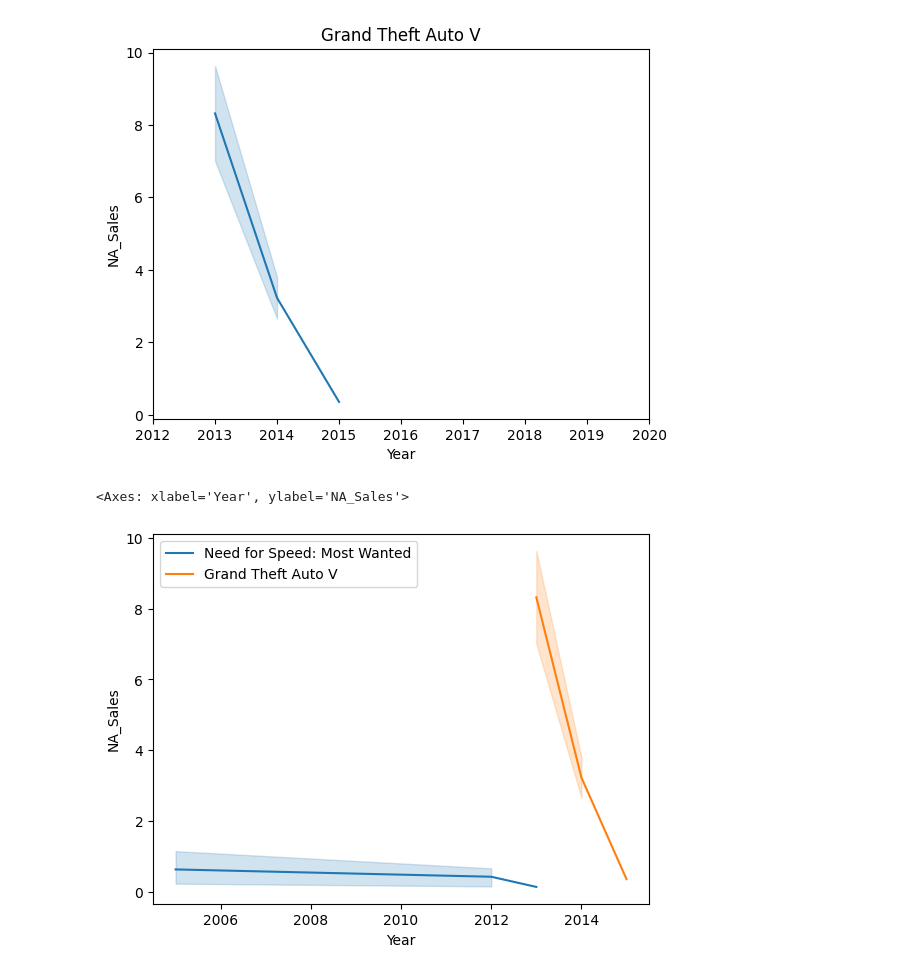
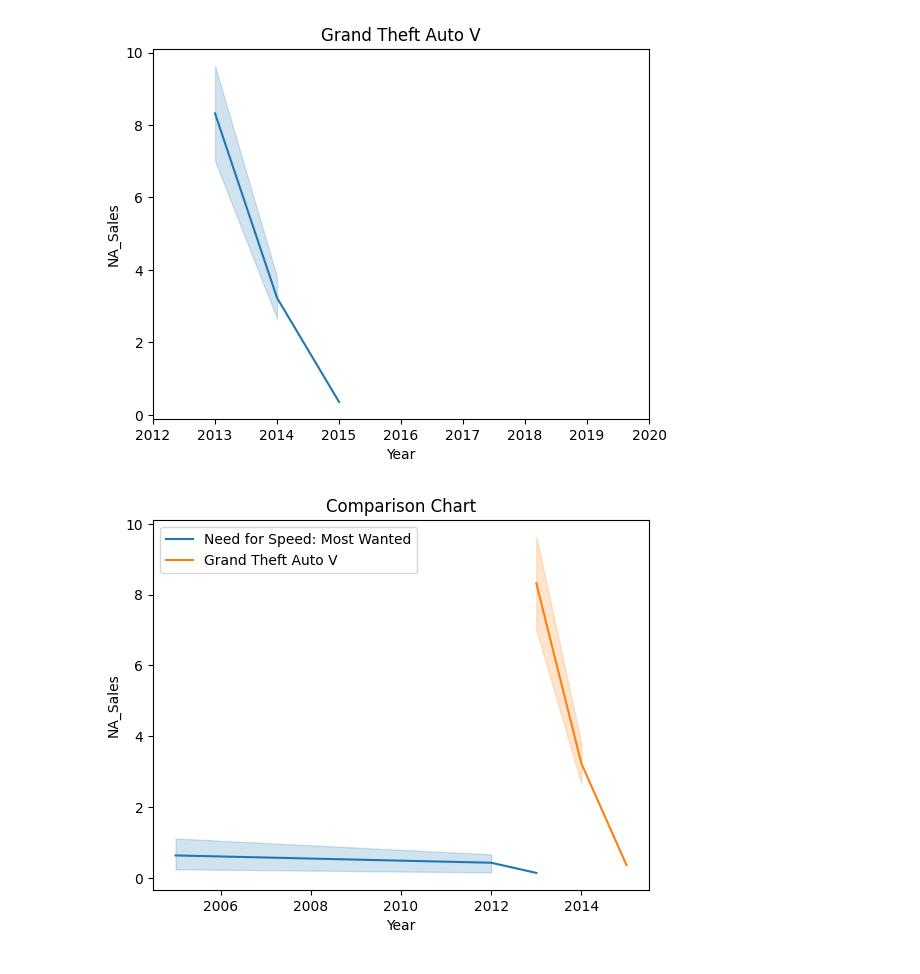
Before and after one commit to kushbharti/matlib_prac, a Jupyter notebook: Practices/base.ipynb, the cells around one changed output. Saved outputs shown, nothing was run; the diff lists cells and outputs as text; code cells hidden in the pictures.

```diff
--- a/Practices/base.ipynb
+++ b/Practices/base.ipynb
@@ -108,6 +109,7 @@ plt.show()
 # %%
 sns.lineplot(data=a, x='Year', y='NA_Sales', label='Need for Speed: Most Wanted')
 sns.lineplot(data=b, x='Year', y='NA_Sales', label='Grand Theft Auto V')
+plt.title('Comparison Chart')
+plt.show()
 # %% [output]
-<Axes: xlabel='Year', ylabel='NA_Sales'>
-[figure, old version]
+[figure, new version]
```
Also changed, not shown: parts of 9 cells of this notebook.
